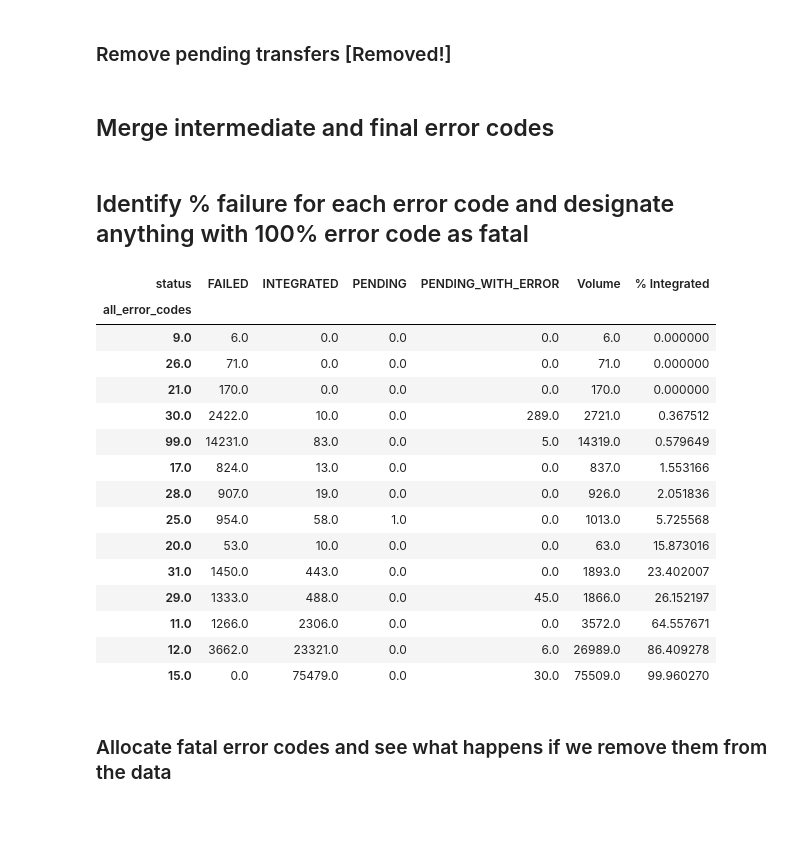
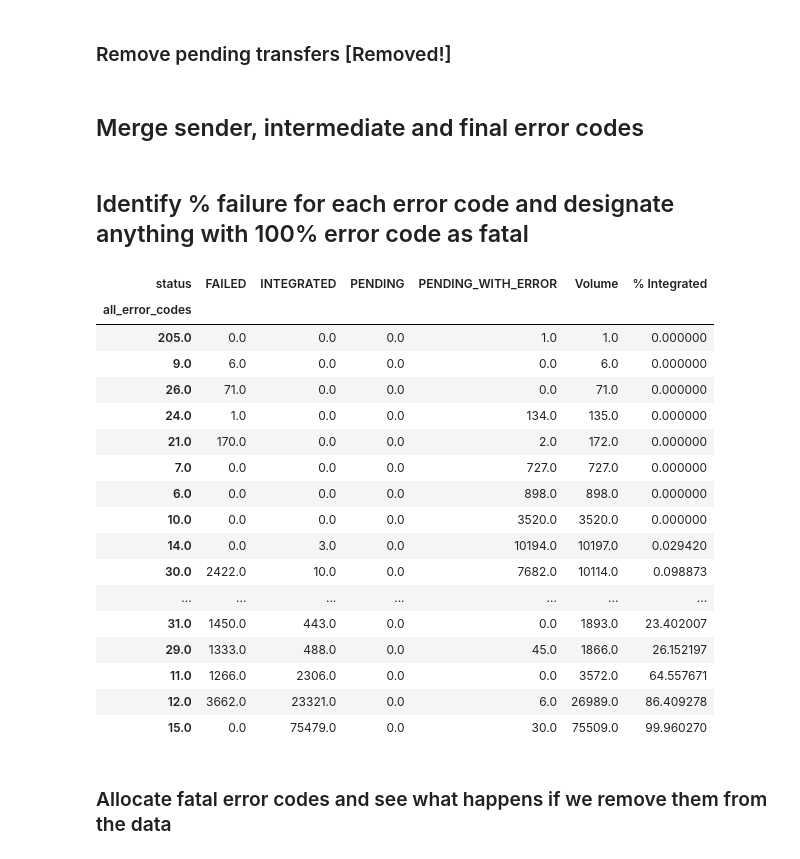
Before and after one commit to nhsconnect/prm-gp2gp-data-sandbox, a Jupyter notebook: notebooks/19-PRMT-1894--fatal-and-non-fatal-error-codes.ipynb, the cells around one changed output. Saved outputs shown, nothing was run; the diff lists cells and outputs as text; code cells hidden in the pictures; blank space fills up the shorter version.

```diff
--- a/notebooks/19-PRMT-1894--fatal-and-non-fatal-error-codes.ipynb
+++ b/notebooks/19-PRMT-1894--fatal-and-non-fatal-error-codes.ipynb
@@ -103,5 +104,5 @@ transfers_with_final_outcome.loc[successful_transfers_bool, 'status'] = 'INTEGRA
 # %%
 #transfers_with_final_outcome = transfers_with_final_outcome.loc[(transfers_with_final_outcome['status'] == 'INTEGRATED') | (transfers_with_final_outcome['status'] == 'FAILED')]
 # %% [markdown]
-## Merge intermediate and final error codes
+## Merge sender, intermediate and final error codes
 # %%
@@ -113,34 +114,37 @@ transfers_with_final_outcome['all_error_codes'] = transfers_with_final_outcome['
 ## Identify % failure for each error code and designate anything with 100% error code as fatal
 # %%
 def error_code_failure_rates(transfers_df):
-    reduced_transfers_with_final_outcome = transfers_df[['status', 'all_error_codes','conversation_id']]
-    has_errors = reduced_transfers_with_final_outcome["all_error_codes"].apply(len) > 0
-    transfers_with_final_outcome_exploded = reduced_transfers_with_final_outcome[has_errors].explode("all_error_codes")
-    error_code_status_counts=pd.pivot_table(transfers_with_final_outcome_exploded,index='all_error_codes',columns='status',values='conversation_id',aggfunc='count')
+    reduced_transfers = transfers_df[['status', 'all_error_codes','conversation_id']]
+    has_errors = reduced_transfers["all_error_codes"].apply(len) > 0
+    transfers_exploded = reduced_transfers[has_errors].explode("all_error_codes")
+    error_code_status_counts=pd.pivot_table(transfers_exploded,index='all_error_codes',columns='status',values='conversation_id',aggfunc='count')
     error_code_status_counts=error_code_status_counts.fillna(0)
     error_code_summary=error_code_status_counts.copy()
     error_code_summary['Volume']=error_code_summary.sum(axis=1)
     error_code_summary['% Integrated']=100*(error_code_summary['INTEGRATED']/error_code_summary['Volume'])
 
     return error_code_summary.sort_values(by=['% Integrated','Volume'])
-# %%
-error_code_failure_rates(transfers_with_final_outcome)
-# %% [output]
-| status | FAILED | INTEGRATED | PENDING | PENDING_WITH_ERROR | Volume | % Integrated |
-| all_error_codes |  |  |  |  |  |  |
-| 9.0 | 6.0 | 0.0 | 0.0 | 0.0 | 6.0 | 0.000000 |
-| 26.0 | 71.0 | 0.0 | 0.0 | 0.0 | 71.0 | 0.000000 |
-| 21.0 | 170.0 | 0.0 | 0.0 | 0.0 | 170.0 | 0.000000 |
-| 30.0 | 2422.0 | 10.0 | 0.0 | 289.0 | 2721.0 | 0.367512 |
-| 99.0 | 14231.0 | 83.0 | 0.0 | 5.0 | 14319.0 | 0.579649 |
-| 17.0 | 824.0 | 13.0 | 0.0 | 0.0 | 837.0 | 1.553166 |
-| 28.0 | 907.0 | 19.0 | 0.0 | 0.0 | 926.0 | 2.051836 |
-| 25.0 | 954.0 | 58.0 | 1.0 | 0.0 | 1013.0 | 5.725568 |
-| 20.0 | 53.0 | 10.0 | 0.0 | 0.0 | 63.0 | 15.873016 |
-| 31.0 | 1450.0 | 443.0 | 0.0 | 0.0 | 1893.0 | 23.402007 |
-| 29.0 | 1333.0 | 488.0 | 0.0 | 45.0 | 1866.0 | 26.152197 |
-| 11.0 | 1266.0 | 2306.0 | 0.0 | 0.0 | 3572.0 | 64.557671 |
-| 12.0 | 3662.0 | 23321.0 | 0.0 | 6.0 | 26989.0 | 86.409278 |
-| 15.0 | 0.0 | 75479.0 | 0.0 | 30.0 | 75509.0 | 99.960270 |
+# %%
+error_code_table=error_code_failure_rates(transfers)
+error_code_table
+# %% [output]
+| status | FAILED | INTEGRATED | PENDING | PENDING_WITH_ERROR | Volume | % Integrated |
+| all_error_codes |  |  |  |  |  |  |
+| 205.0 | 0.0 | 0.0 | 0.0 | 1.0 | 1.0 | 0.000000 |
+| 9.0 | 6.0 | 0.0 | 0.0 | 0.0 | 6.0 | 0.000000 |
+| 26.0 | 71.0 | 0.0 | 0.0 | 0.0 | 71.0 | 0.000000 |
+| 24.0 | 1.0 | 0.0 | 0.0 | 134.0 | 135.0 | 0.000000 |
+| 21.0 | 170.0 | 0.0 | 0.0 | 2.0 | 172.0 | 0.000000 |
+| 7.0 | 0.0 | 0.0 | 0.0 | 727.0 | 727.0 | 0.000000 |
+| 6.0 | 0.0 | 0.0 | 0.0 | 898.0 | 898.0 | 0.000000 |
+| 10.0 | 0.0 | 0.0 | 0.0 | 3520.0 | 3520.0 | 0.000000 |
+| 14.0 | 0.0 | 3.0 | 0.0 | 10194.0 | 10197.0 | 0.029420 |
+| 30.0 | 2422.0 | 10.0 | 0.0 | 7682.0 | 10114.0 | 0.098873 |
+| ... | ... | ... | ... | ... | ... | ... |
+| 31.0 | 1450.0 | 443.0 | 0.0 | 0.0 | 1893.0 | 23.402007 |
+| 29.0 | 1333.0 | 488.0 | 0.0 | 45.0 | 1866.0 | 26.152197 |
+| 11.0 | 1266.0 | 2306.0 | 0.0 | 0.0 | 3572.0 | 64.557671 |
+| 12.0 | 3662.0 | 23321.0 | 0.0 | 6.0 | 26989.0 | 86.409278 |
+| 15.0 | 0.0 | 75479.0 | 0.0 | 30.0 | 75509.0 | 99.960270 |
 # %% [markdown]
 ### Allocate fatal error codes and see what happens if we remove them from the data
```
Also changed, not shown: parts of 12 cells of this notebook.
